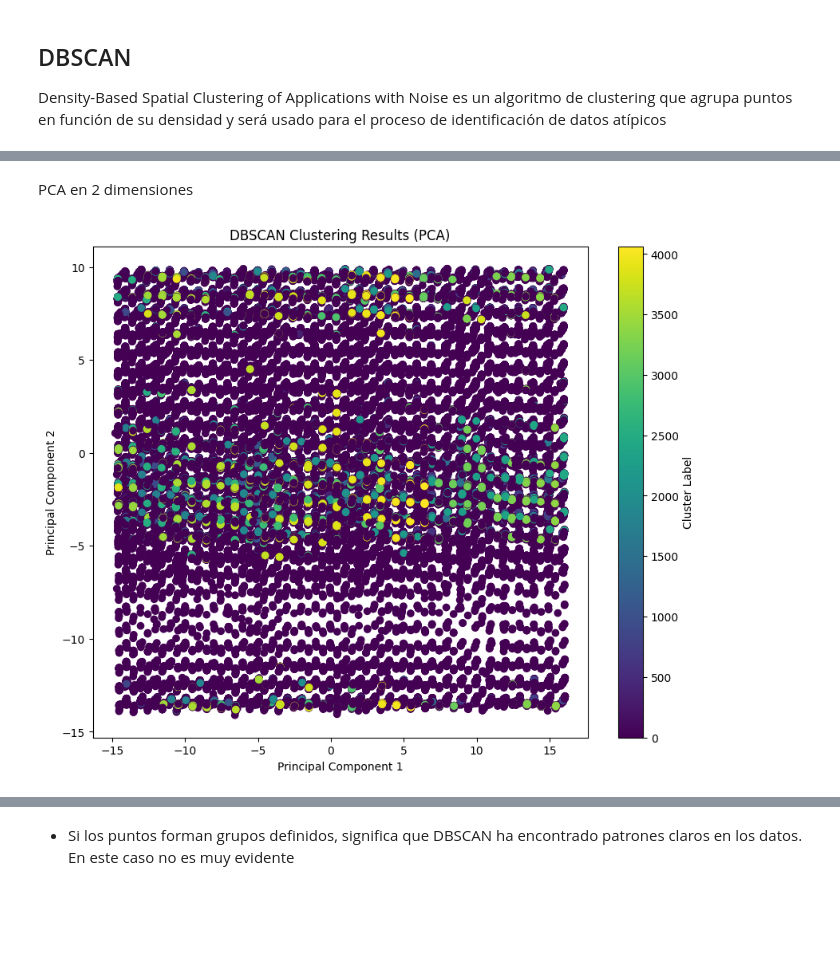
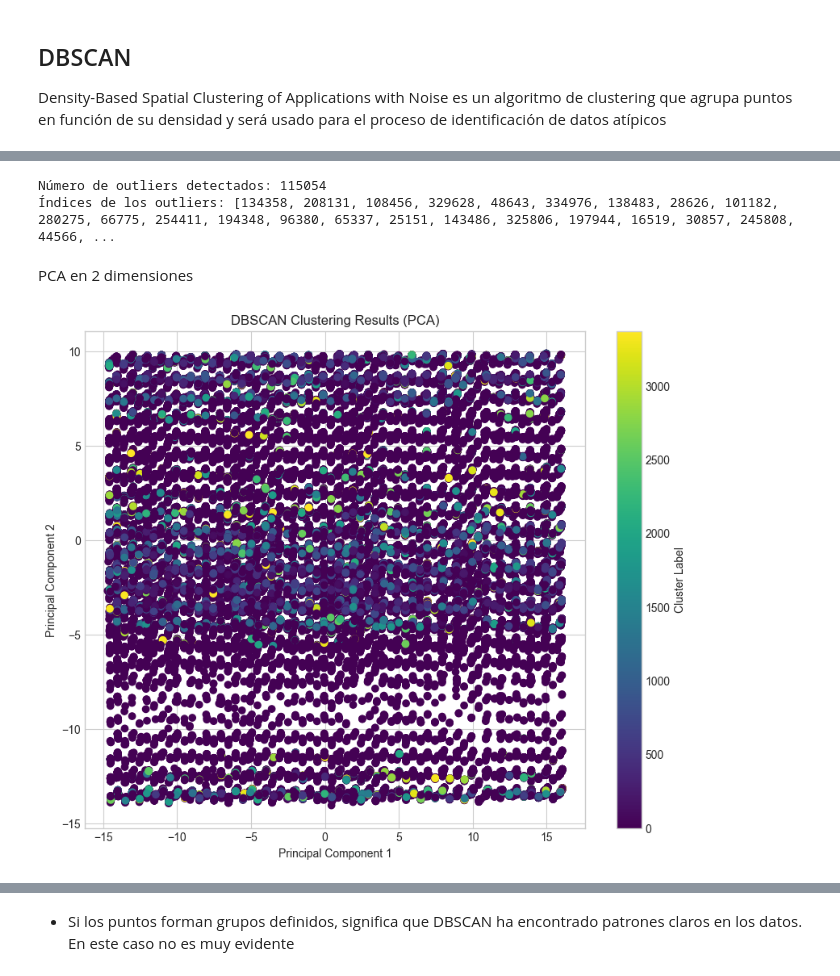
Before and after one commit to lauraich/running_anomalies_detection_data_analysis, a Jupyter notebook: Proyecto_final_analisis_de_datos_I.ipynb, the cells around one changed output, grey strips where cells are left out. Cells and saved outputs as stored; diff of their text form; code cells hidden in the pictures; blank space fills up the shorter version.

```diff
--- a/Proyecto_final_analisis_de_datos_I.ipynb
+++ b/Proyecto_final_analisis_de_datos_I.ipynb
@@ -1050,7 +1059,7 @@ from sklearn.cluster import KMeans
 
 # 2. One-Class SVM
 one_svm = OneClassSVM(kernel='rbf', gamma='auto', nu=0.01)
-one_svm.fit(df_encoded)
-svm_pred = one_svm.predict(df_encoded)
+one_svm.fit(df_train_scaled)
+svm_pred = one_svm.predict(df_test_scaled)
 svm_anomalies = np.sum(svm_pred == -1)
 print('One-Class SVM detected anomalies:', svm_anomalies)
@@ -1059,11 +1070,11 @@ print('One-Class SVM detected anomalies:', svm_anomalies)
 # %%
 n_clusters = 5
 kmeans = KMeans(n_clusters=n_clusters, random_state=42)
-kmeans.fit(df_encoded)
+kmeans.fit(df_train_scaled)
 cluster_labels = kmeans.labels_
 centers = kmeans.cluster_centers_
 
-distances = np.linalg.norm(df_encoded - centers[cluster_labels], axis=1)
+distances = np.linalg.norm(df_train_scaled - centers[cluster_labels], axis=1)
 dist_threshold = np.percentile(distances, 95)
 cluster_anomalies = np.sum(distances > dist_threshold)
 print('KMeans clustering detected anomalies:', cluster_anomalies)
@@ -1079,13 +1087,13 @@ from sklearn.cluster import DBSCAN
 
 dbscan = DBSCAN(eps=0.5, min_samples=5)
 
-dbscan.fit(df_encoded)
+dbscan.fit(df_train_scaled)
 
 cluster_labels = dbscan.labels_
 
 # Add cluster labels to the DataFrame using .loc
-df_encoded.loc[:, 'cluster_labels'] = cluster_labels
+df_train_scaled.loc[:, 'cluster_labels'] = cluster_labels
 
-display(df_encoded.head())
+display(df_train_scaled.head())
 # %% [output]
 |  | DurationInSeconds | DistanceInMeters | Steps | AverageSpeedInMetersPerSecond | AveragePaceInMinutesPerKilometer | ... |
@@ -1097,20 +1106,32 @@ display(df_encoded.head())
+# %%
+# Identificar outliers (puntos con etiqueta -1)
+outliers = df_train_scaled[cluster_labels == -1]
+
+outliers_list = outliers.index.tolist()
+
+# Mostrar los outliers
+print(f"Número de outliers detectados: {len(outliers_list)}")
+print("Índices de los outliers:", outliers_list)
+# %% [output]
+Número de outliers detectados: 115054
+Índices de los outliers: [134358, 208131, 108456, 329628, 48643, 334976, 138483, 28626, 101182, 280275, 66775, 254411, 194348, 96380, 65337, 25151, 143486, 325806, 197944, 16519, 30857, 245808, 44566, ...
 # %% [markdown]
 PCA en 2 dimensiones
 # %%
 from sklearn.decomposition import PCA
 pca = PCA(n_components=2)
-df_pca = pca.fit_transform(df_encoded.drop(columns=['cluster_labels']))
+df_pca = pca.fit_transform(df_train_scaled.drop(columns=['cluster_labels']))
 # %%
 # Create a scatter plot of the data points, colored by cluster
 plt.figure(figsize=(10, 8))
-plt.scatter(df_pca[:, 0], df_pca[:, 1], c=df_encoded['cluster_labels'], cmap='viridis')
+plt.scatter(df_pca[:, 0], df_pca[:, 1], c=df_train_scaled['cluster_labels'], cmap='viridis')
 plt.title('DBSCAN Clustering Results (PCA)')
 plt.xlabel('Principal Component 1')
 plt.ylabel('Principal Component 2')
 plt.colorbar(label='Cluster Label')
 plt.show()
 # %% [output]
-[figure, old version]
+[figure, new version]
 # %%
 plt.figure(figsize=(8, 6))
 plt.bar(range(1, 3), pca.explained_variance_ratio_, alpha=0.7)
```
Also changed, not shown: parts of 14 cells of this notebook.
